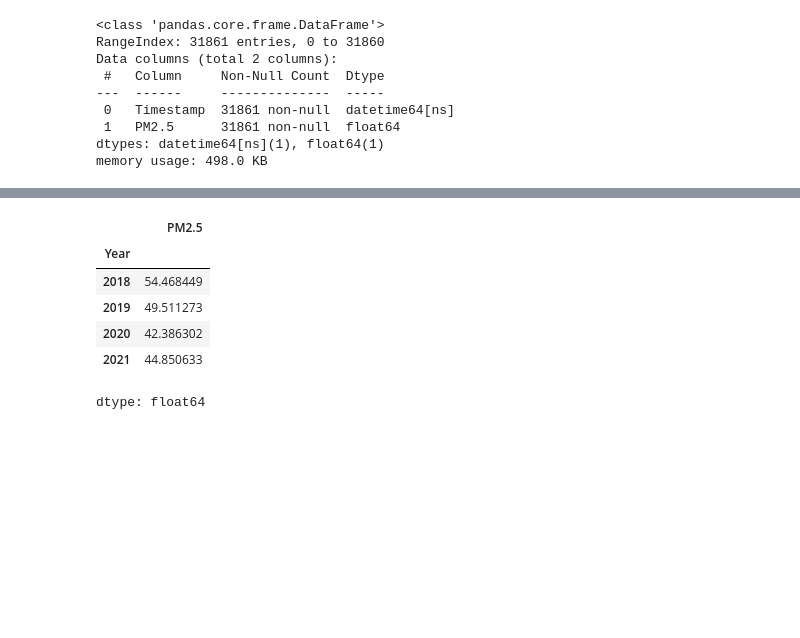
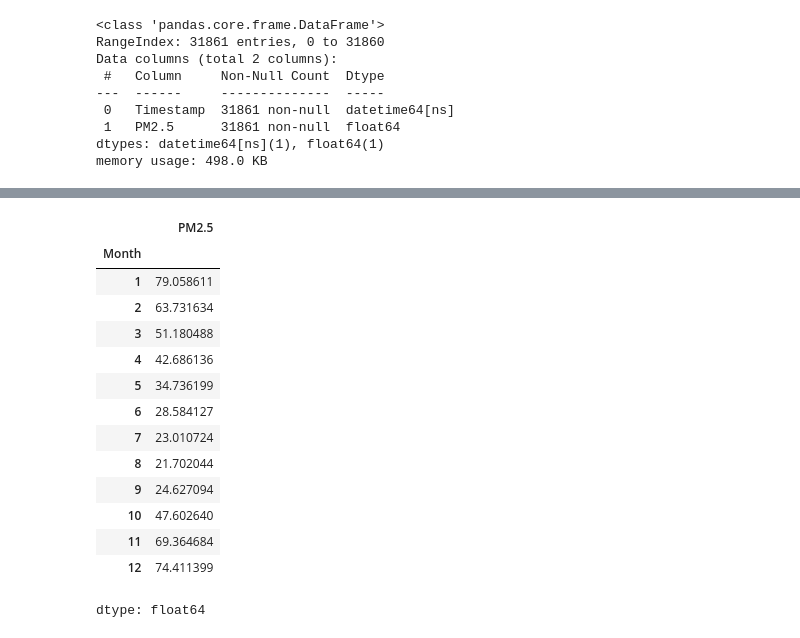
Before and after one commit to khodezatulk/small_project, a Jupyter notebook: air_quality.ipynb, the cells around one changed output, grey strips where cells are left out. Drawn from its saved outputs; the diff is of its cells as text; code cells hidden in the pictures; blank space fills up the shorter version.

```diff
--- a/air_quality.ipynb
+++ b/air_quality.ipynb
@@ -112,0 +57,3 @@ data
+# %%
+data['Timestamp']=pd.to_datetime(data['Timestamp'])#change the data type object convert the datetime64[ns] values
+data
@@ -253,0 +146,3 @@ data.head()
+# %%
+data['Month']=data.Timestamp.dt.month
+data
@@ -254,11 +163,19 @@ data.head()
 # %%
-year_avarage=data.groupby('Year')['PM2.5'].mean()
-year_avarage
+month_avg=data.groupby('Month')['PM2.5'].mean()
+month_avg
 # %% [output]
 |  | PM2.5 |
-| Year |  |
-| 2018 | 54.468449 |
-| 2019 | 49.511273 |
-| 2020 | 42.386302 |
-| 2021 | 44.850633 |
+| Month |  |
+| 1 | 79.058611 |
+| 2 | 63.731634 |
+| 3 | 51.180488 |
+| 4 | 42.686136 |
+| 5 | 34.736199 |
+| 6 | 28.584127 |
+| 7 | 23.010724 |
+| 8 | 21.702044 |
+| 9 | 24.627094 |
+| 10 | 47.602640 |
+| 11 | 69.364684 |
+| 12 | 74.411399 |
 dtype: float64
```
Also changed, not shown: parts of 31 cells of this notebook.
